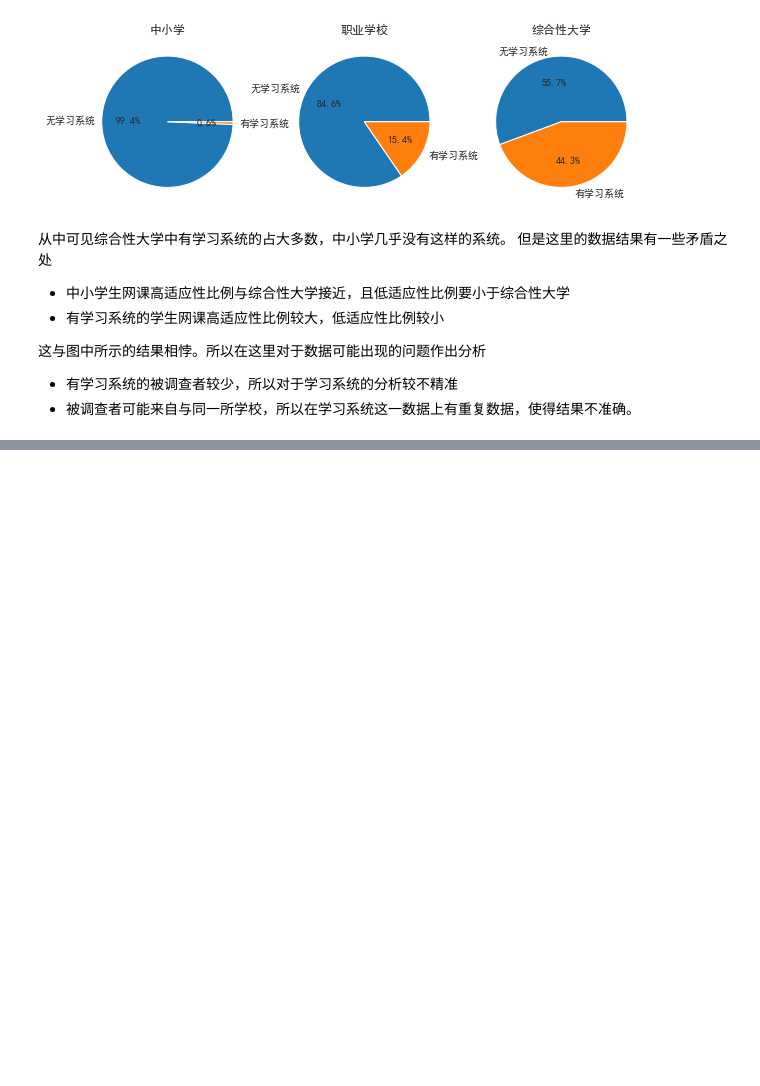
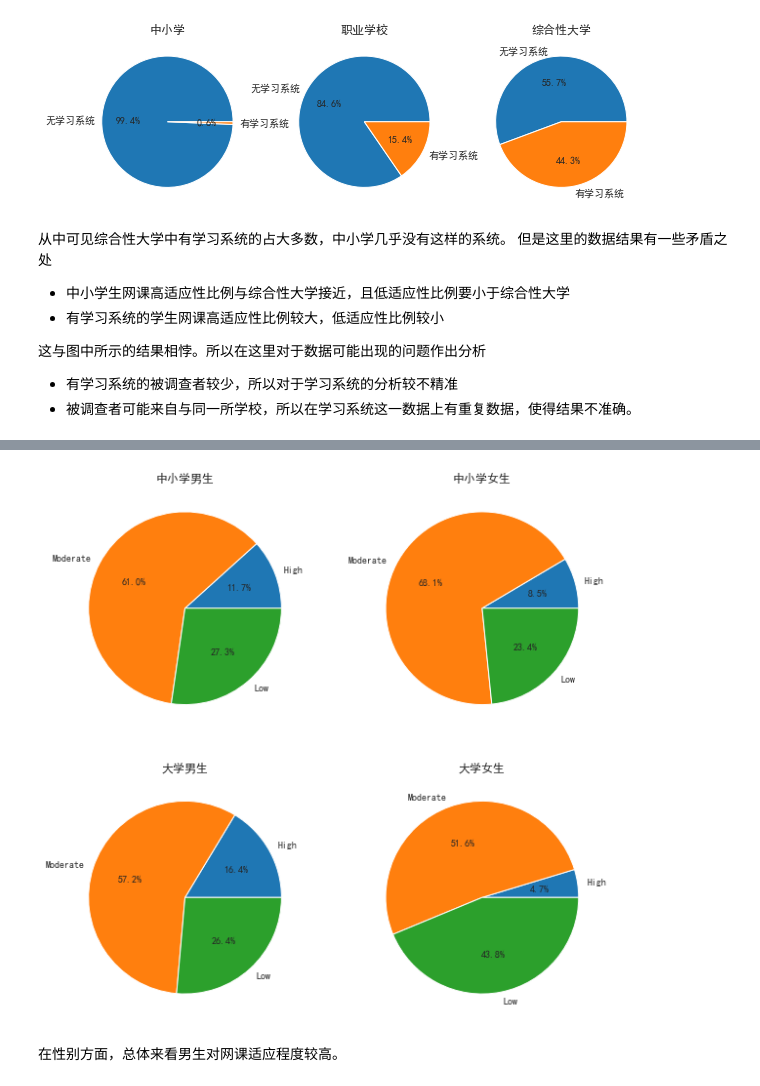
Before and after one commit to TakanashiXny/Introduction-of-DaSE, a Jupyter notebook: final/final_task.ipynb, the cells around one changed output, grey strips where cells are left out. Drawn from its saved outputs; the diff is of its cells as text; code cells hidden in the pictures; blank space fills up the shorter version.

```diff
--- a/final/final_task.ipynb
+++ b/final/final_task.ipynb
@@ -1392,0 +1398,3 @@ plt.show()
+# %%
+data3 = data.groupby(['Education Level', 'Adaptivity Level', 'Gender'])['Gender'].count()
+data3
@@ -1392,0 +1421,31 @@ plt.show()
+# %%
+plt.figure(figsize=(10, 10))
+school_boy = [data3['School']['High']['Boy'], data3['School']['Moderate']['Boy'], data3['School']['Low']['Boy']]
+school_girl = [data3['School']['High']['Girl'], data3['School']['Moderate']['Girl'], data3['School']['Low']['Girl']]
+
+
+plt.subplot(221)
+plt.pie(school_boy, labels=Order, autopct='%1.1f%%')
+plt.title("中小学男生")
+
+plt.subplot(222)
+plt.pie(school_girl, labels=Order, autopct='%1.1f%%')
+plt.title("中小学女生")
+
+university_boy = [data3['University']['High']['Boy'], data3['University']['Moderate']['Boy'], data3['University']['Low']['Boy']]
+university_girl = [data3['University']['High']['Girl'], data3['University']['Moderate']['Girl'], data3['University']['Low']['Girl']]
+
+plt.subplot(223)
+plt.pie(university_boy, labels=Order, autopct='%1.1f%%')
+plt.title("大学男生")
+
+plt.subplot(224)
+plt.pie(university_girl, labels=Order, autopct='%1.1f%%')
+plt.title("大学女生")
+
+
+plt.show()
+# %% [output]
+[figure, added]
+# %% [markdown]
+在性别方面，总体来看男生对网课适应程度较高。
```
Also changed, not shown: parts of 27 cells of this notebook.
